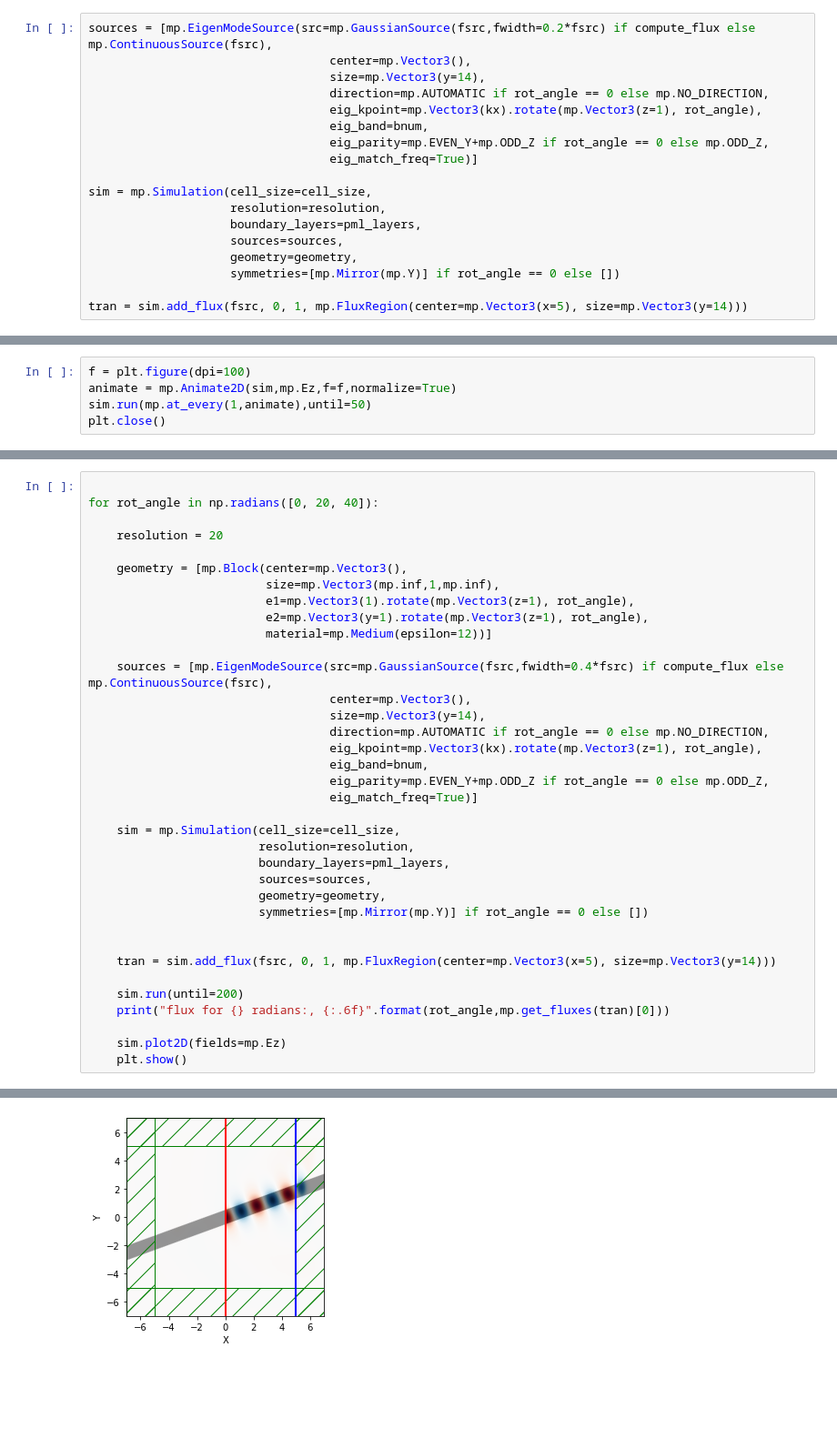
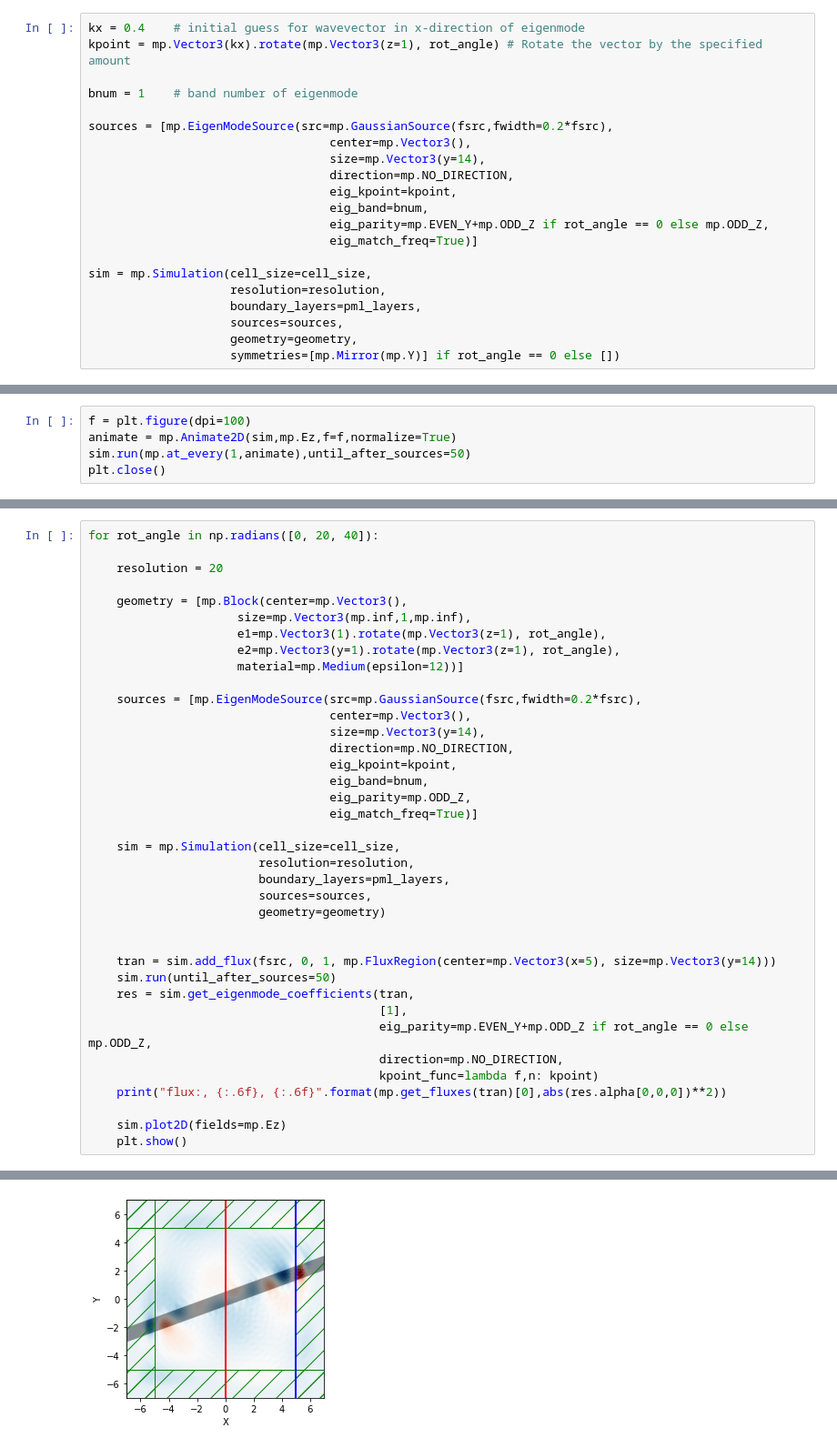
Before and after one commit to NanoComp/meep, a Jupyter notebook: python/examples/oblique-source.ipynb, the cells around one changed output, grey strips where cells are left out. Shown: that part at 91% size. Saved outputs shown, nothing was run; the diff lists cells and outputs as text; blank space fills up the shorter version.

```diff
--- a/python/examples/oblique-source.ipynb
+++ b/python/examples/oblique-source.ipynb
@@ -67,9 +94,14 @@ Generating MP4...
 # %%
-sources = [mp.EigenModeSource(src=mp.GaussianSource(fsrc,fwidth=0.2*fsrc) if compute_flux else mp.ContinuousSource(fsrc),
+kx = 0.4    # initial guess for wavevector in x-direction of eigenmode
+kpoint = mp.Vector3(kx).rotate(mp.Vector3(z=1), rot_angle) # Rotate the vector by the specified amount
+
+bnum = 1    # band number of eigenmode
+
+sources = [mp.EigenModeSource(src=mp.GaussianSource(fsrc,fwidth=0.2*fsrc),
                                   center=mp.Vector3(),
                                   size=mp.Vector3(y=14),
-                                  direction=mp.AUTOMATIC if rot_angle == 0 else mp.NO_DIRECTION,
-                                  eig_kpoint=mp.Vector3(kx).rotate(mp.Vector3(z=1), rot_angle),
+                                  direction=mp.NO_DIRECTION,
+                                  eig_kpoint=kpoint,
                                   eig_band=bnum,
                                   eig_parity=mp.EVEN_Y+mp.ODD_Z if rot_angle == 0 else mp.ODD_Z,
                                   eig_match_freq=True)]
@@ -80,5 +112,3 @@ sim = mp.Simulation(cell_size=cell_size,
                     sources=sources,
                     geometry=geometry,
                     symmetries=[mp.Mirror(mp.Y)] if rot_angle == 0 else [])
-
-tran = sim.add_flux(fsrc, 0, 1, mp.FluxRegion(center=mp.Vector3(x=5), size=mp.Vector3(y=14)))
@@ -85,7 +119,7 @@ tran = sim.add_flux(fsrc, 0, 1, mp.FluxRegion(center=mp.Vector3(x=5), size=mp.Ve
 # %%
 f = plt.figure(dpi=100)
 animate = mp.Animate2D(sim,mp.Ez,f=f,normalize=True)
-sim.run(mp.at_every(1,animate),until=50)
+sim.run(mp.at_every(1,animate),until_after_sources=50)
 plt.close()
 # %% [output]
 -----------
@@ -105,36 +150,38 @@ Generating MP4...
 # %%
-
 for rot_angle in np.radians([0, 20, 40]):
 
     resolution = 20
 
     geometry = [mp.Block(center=mp.Vector3(),
-                         size=mp.Vector3(mp.inf,1,mp.inf),
-                         e1=mp.Vector3(1).rotate(mp.Vector3(z=1), rot_angle),
-                         e2=mp.Vector3(y=1).rotate(mp.Vector3(z=1), rot_angle),
-                         material=mp.Medium(epsilon=12))]
+                     size=mp.Vector3(mp.inf,1,mp.inf),
+                     e1=mp.Vector3(1).rotate(mp.Vector3(z=1), rot_angle),
+                     e2=mp.Vector3(y=1).rotate(mp.Vector3(z=1), rot_angle),
+                     material=mp.Medium(epsilon=12))]
 
-    sources = [mp.EigenModeSource(src=mp.GaussianSource(fsrc,fwidth=0.4*fsrc) if compute_flux else mp.ContinuousSource(fsrc),
+    sources = [mp.EigenModeSource(src=mp.GaussianSource(fsrc,fwidth=0.2*fsrc),
                                   center=mp.Vector3(),
                                   size=mp.Vector3(y=14),
-                                  direction=mp.AUTOMATIC if rot_angle == 0 else mp.NO_DIRECTION,
-                                  eig_kpoint=mp.Vector3(kx).rotate(mp.Vector3(z=1), rot_angle),
+                                  direction=mp.NO_DIRECTION,
+                                  eig_kpoint=kpoint,
                                   eig_band=bnum,
-                                  eig_parity=mp.EVEN_Y+mp.ODD_Z if rot_angle == 0 else mp.ODD_Z,
+                                  eig_parity=mp.ODD_Z,
                                   eig_match_freq=True)]
 
     sim = mp.Simulation(cell_size=cell_size,
                         resolution=resolution,
                         boundary_layers=pml_layers,
                         sources=sources,
-                        geometry=geometry,
-                        symmetries=[mp.Mirror(mp.Y)] if rot_angle == 0 else [])
+                        geometry=geometry)
 
 
     tran = sim.add_flux(fsrc, 0, 1, mp.FluxRegion(center=mp.Vector3(x=5), size=mp.Vector3(y=14)))
-
-    sim.run(until=200)
-    print("flux for {} radians:, {:.6f}".format(rot_angle,mp.get_fluxes(tran)[0]))
+    sim.run(until_after_sources=50)
+    res = sim.get_eigenmode_coefficients(tran,
+                                         [1],
+                                         eig_parity=mp.EVEN_Y+mp.ODD_Z if rot_angle == 0 else mp.ODD_Z,
+                                         direction=mp.NO_DIRECTION,
+                                         kpoint_func=lambda f,n: kpoint)
+    print("flux:, {:.6f}, {:.6f}".format(mp.get_fluxes(tran)[0],abs(res.alpha[0,0,0])**2))
 
     sim.plot2D(fields=mp.Ez)
     plt.show()
@@ -160,4 +210,4 @@ flux for 0.3490658503988659 radians:, 5201.919969
-[figure, old version]
+[figure, new version]
 -----------
 Initializing structure...
      block, center = (0,0,0)
```
Also changed, not shown: parts of 18 cells of this notebook, 5 other files.
